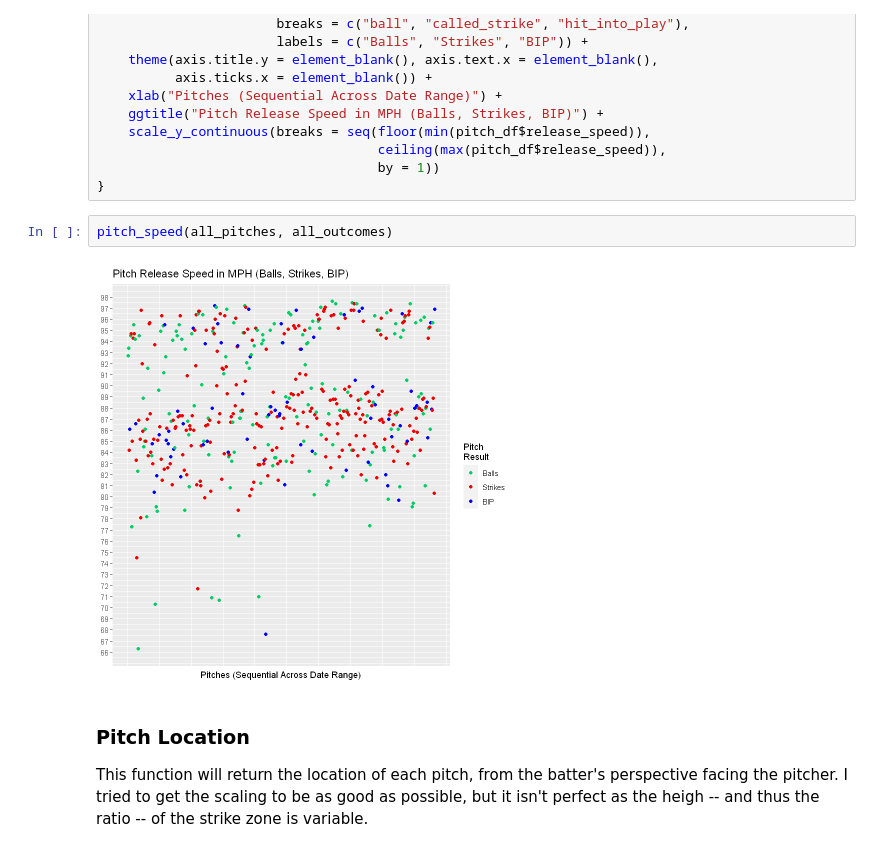
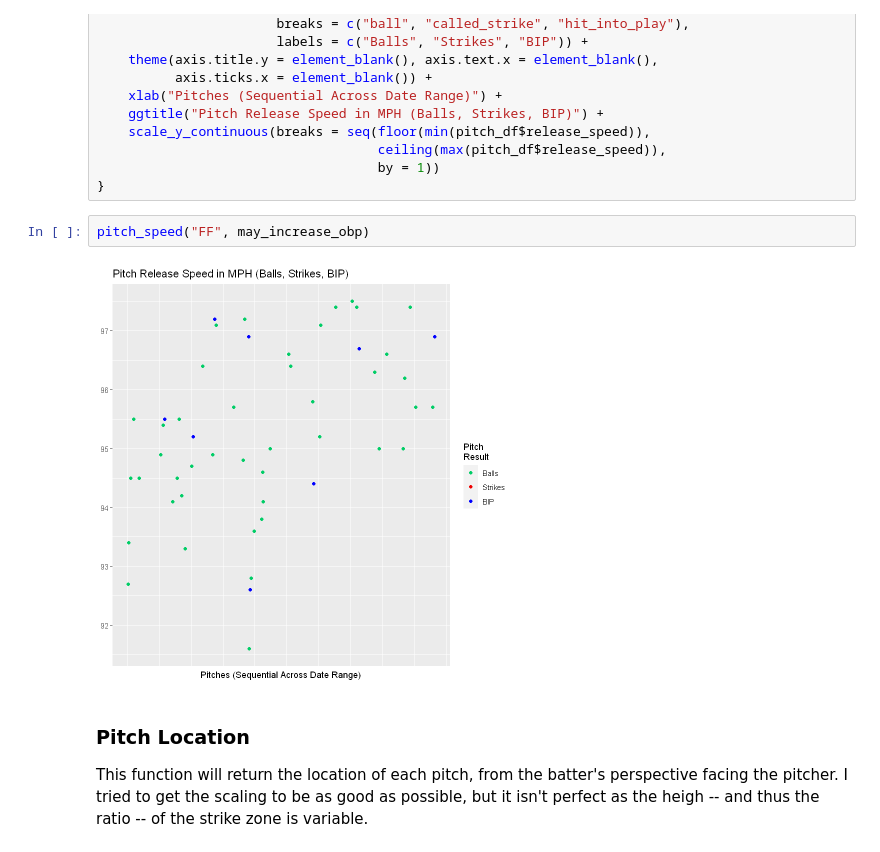
Before and after one commit to LukeVanHouten/spa-drp-strikeout-percentage, a Jupyter notebook: eda/First EDA.ipynb, the cells around one changed output. Drawn from its saved outputs; the diff is of its cells as text.

```diff
--- a/eda/First EDA.ipynb
+++ b/eda/First EDA.ipynb
@@ -122,9 +123,9 @@ pitch_speed <- function(pitch, outcome){
                                     by = 1))
 }
 # %%
-pitch_speed(all_pitches, all_outcomes)
+pitch_speed("FF", may_increase_obp)
 # %% [output]
-[figure, old version]
+[figure, new version]
 # %% [markdown]
 ### Pitch Location
 
```
Also changed, not shown: parts of 2 cells of this notebook, 4 other files.
